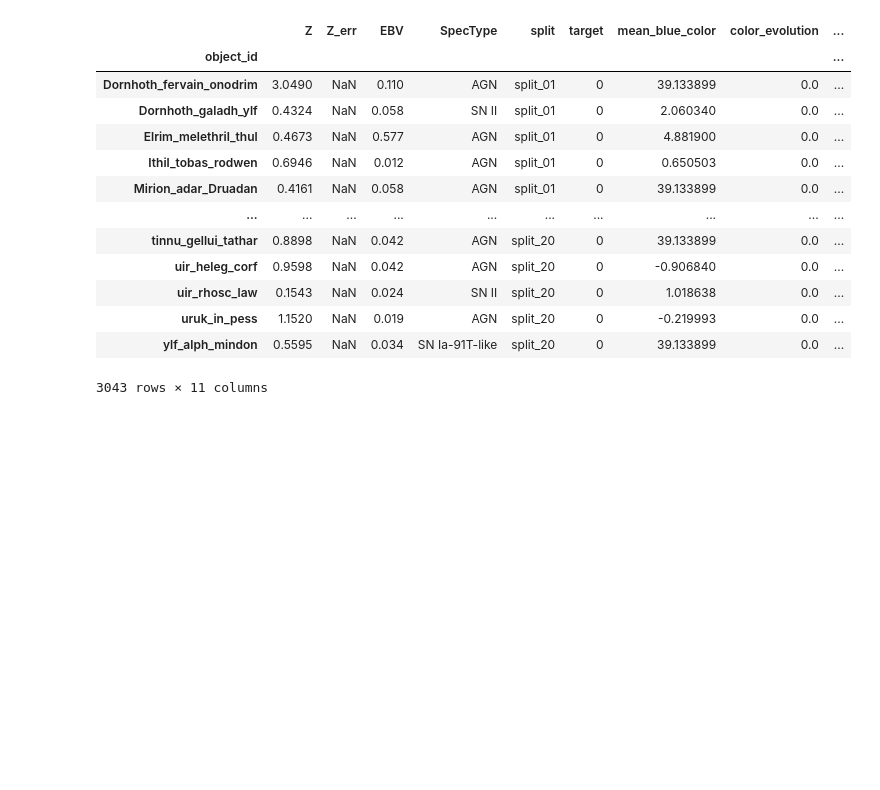
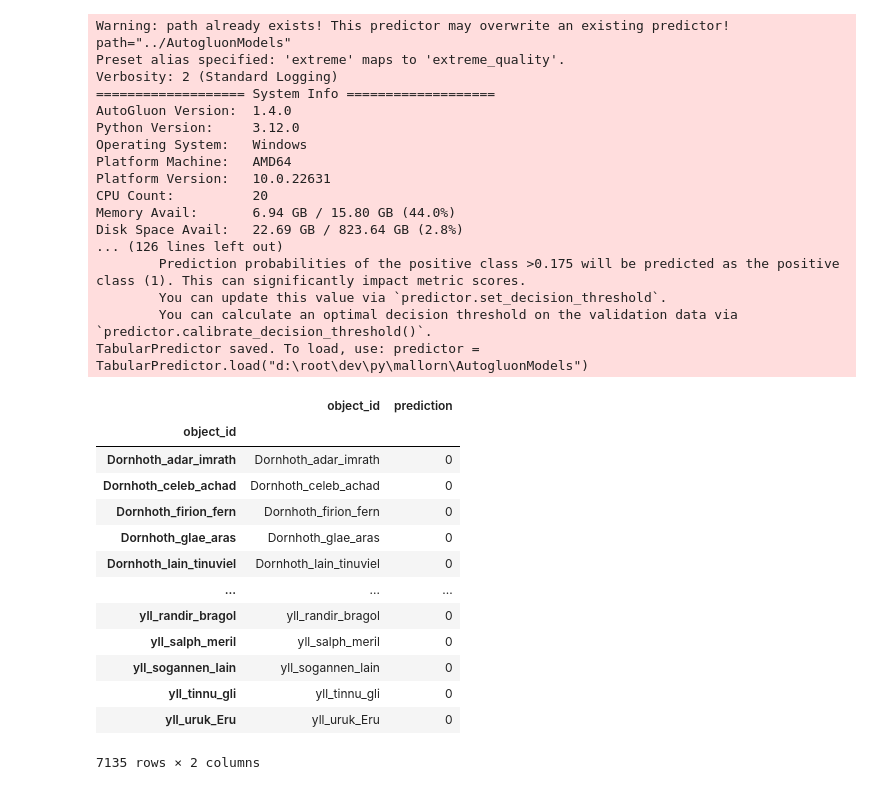
Before and after one commit to NTDuck/uet-2526i-int3405e-4-finals-MALLORN-astronomical-classification-challenge, a Jupyter notebook: notebooks/.ipynb, the cells around one changed output. Cells and saved outputs as stored; diff of their text form; code cells hidden in the pictures; blank space fills up the shorter version.

```diff
--- a/notebooks/.ipynb
+++ b/notebooks/.ipynb
@@ -28,0 +461,41 @@ test_log_df, test_flc_df = __load_dfs("test")
+# %%
+predictor = TabularPredictor(path = f"../AutogluonModels/ag-{datetime.now().strftime("%Y%m%d-%H%M%S")}", problem_type="binary", label="target", eval_metric="f1").fit(train_df, presets = "extreme", time_limit=600)
+
+prediction_df = pd.DataFrame({
+    "object_id": test_df.index,
+    "prediction": predictor.predict(test_df),
+})
+
+prediction_df
+# %% [output]
+Warning: path already exists! This predictor may overwrite an existing predictor! path="../AutogluonModels"
+Preset alias specified: 'extreme' maps to 'extreme_quality'.
+Verbosity: 2 (Standard Logging)
+=================== System Info ===================
+AutoGluon Version:  1.4.0
+Python Version:     3.12.0
+Operating System:   Windows
+Platform Machine:   AMD64
+Platform Version:   10.0.22631
+CPU Count:          20
+Memory Avail:       6.94 GB / 15.80 GB (44.0%)
+Disk Space Avail:   22.69 GB / 823.64 GB (2.8%)
+... (126 lines left out)
+        Prediction probabilities of the positive class >0.175 will be predicted as the positive class (1). This can significantly impact metric scores.
+        You can update this value via `predictor.set_decision_threshold`.
+        You can calculate an optimal decision threshold on the validation data via `predictor.calibrate_decision_threshold()`.
+TabularPredictor saved. To load, use: predictor = TabularPredictor.load("d:\root\dev\py\mallorn\AutogluonModels")
+|  | object_id | prediction |
+| object_id |  |  |
+| Dornhoth_adar_imrath | Dornhoth_adar_imrath | 0 |
+| Dornhoth_celeb_achad | Dornhoth_celeb_achad | 0 |
+| Dornhoth_firion_fern | Dornhoth_firion_fern | 0 |
+| Dornhoth_glae_aras | Dornhoth_glae_aras | 0 |
+| Dornhoth_lain_tinuviel | Dornhoth_lain_tinuviel | 0 |
+| ... | ... | ... |
+| yll_randir_bragol | yll_randir_bragol | 0 |
+| yll_salph_meril | yll_salph_meril | 0 |
+| yll_sogannen_lain | yll_sogannen_lain | 0 |
+| yll_tinnu_gli | yll_tinnu_gli | 0 |
+| yll_uruk_Eru | yll_uruk_Eru | 0 |
+7135 rows × 2 columns
@@ -210,18 +700,0 @@ class FeatureExtractor:
-# %%
-extractor = FeatureExtractor(train_log_df, train_flc_df)
-extractor.extract()
-# %% [output]
-|  | Z | Z_err | EBV | SpecType | split | target | mean_blue_color | color_evolution | ... |
-| object_id |  |  |  |  |  |  |  |  | ... |
-| Dornhoth_fervain_onodrim | 3.0490 | NaN | 0.110 | AGN | split_01 | 0 | 39.133899 | 0.0 | ... |
-| Dornhoth_galadh_ylf | 0.4324 | NaN | 0.058 | SN II | split_01 | 0 | 2.060340 | 0.0 | ... |
-| Elrim_melethril_thul | 0.4673 | NaN | 0.577 | AGN | split_01 | 0 | 4.881900 | 0.0 | ... |
-| Ithil_tobas_rodwen | 0.6946 | NaN | 0.012 | AGN | split_01 | 0 | 0.650503 | 0.0 | ... |
-| Mirion_adar_Druadan | 0.4161 | NaN | 0.058 | AGN | split_01 | 0 | 39.133899 | 0.0 | ... |
-| ... | ... | ... | ... | ... | ... | ... | ... | ... | ... |
-| tinnu_gellui_tathar | 0.8898 | NaN | 0.042 | AGN | split_20 | 0 | 39.133899 | 0.0 | ... |
-| uir_heleg_corf | 0.9598 | NaN | 0.042 | AGN | split_20 | 0 | -0.906840 | 0.0 | ... |
-| uir_rhosc_law | 0.1543 | NaN | 0.024 | SN II | split_20 | 0 | 1.018638 | 0.0 | ... |
-| uruk_in_pess | 1.1520 | NaN | 0.019 | AGN | split_20 | 0 | -0.219993 | 0.0 | ... |
-| ylf_alph_mindon | 0.5595 | NaN | 0.034 | SN Ia-91T-like | split_20 | 0 | 39.133899 | 0.0 | ... |
-3043 rows × 11 columns
```
Also changed, not shown: parts of 15 cells of this notebook, 3 other files.
